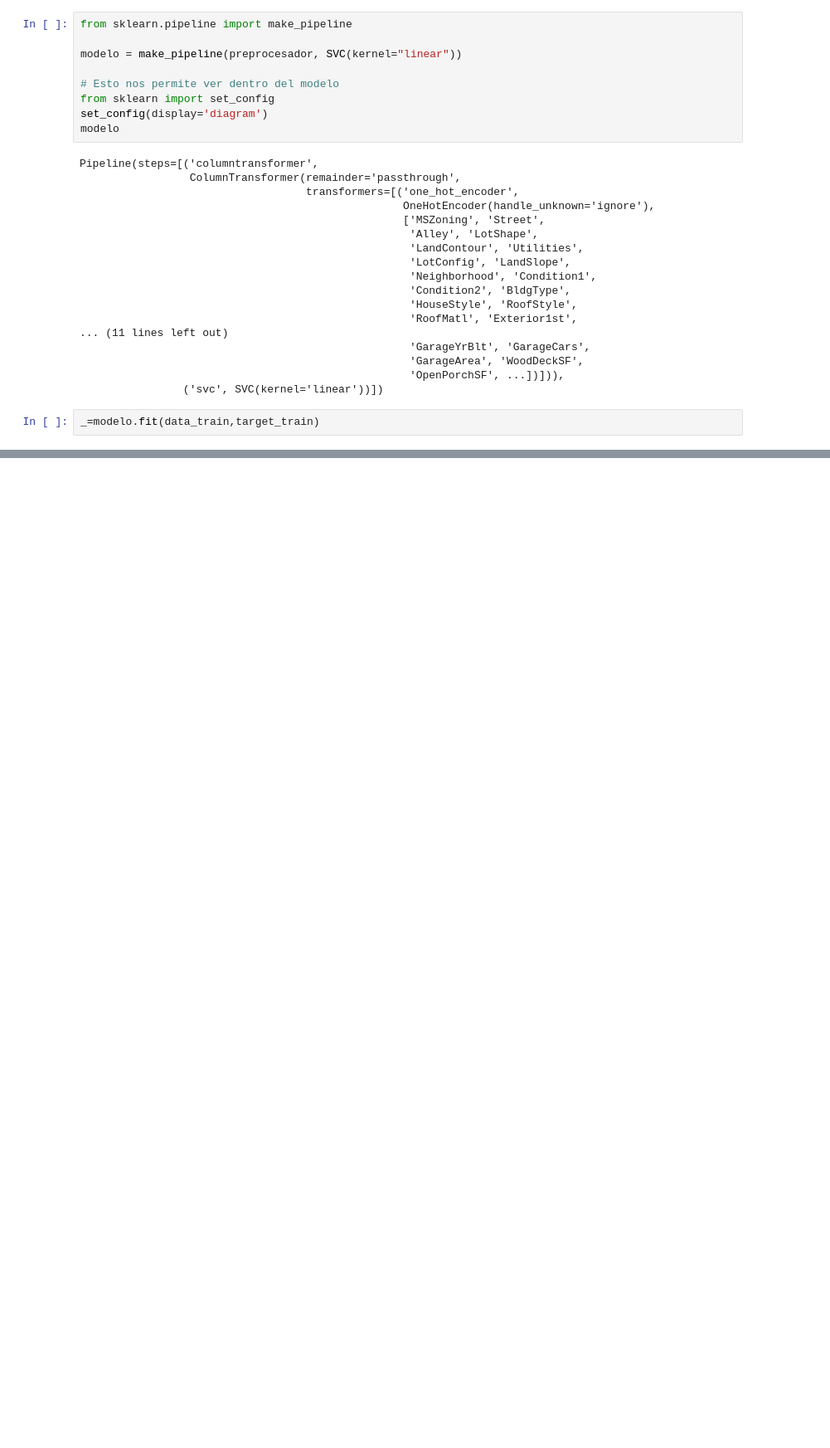
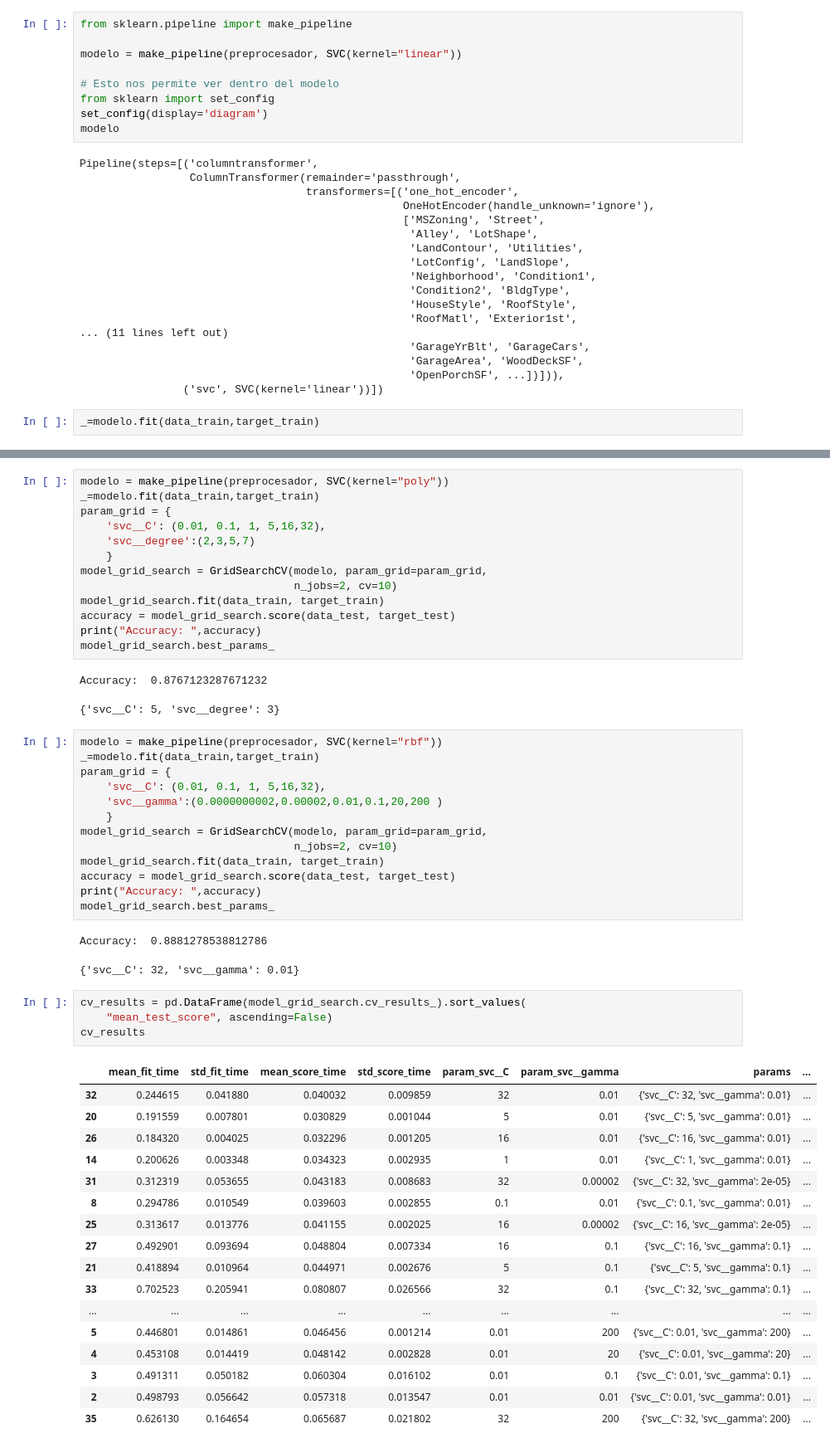
Before and after one commit to estebandonis/HT7-MineriadeDatos, a Jupyter notebook: hoja7.ipynb, the cells around one changed output, grey strips where cells are left out. Shown: that part at 83% size. Drawn from its saved outputs; the diff is of its cells as text; blank space fills up the shorter version.

```diff
--- a/hoja7.ipynb
+++ b/hoja7.ipynb
@@ -156,0 +164,54 @@ Recall:  0.9018264840182648
+# %%
+modelo = make_pipeline(preprocesador, SVC(kernel="poly"))
+_=modelo.fit(data_train,target_train)
+param_grid = {
+    'svc__C': (0.01, 0.1, 1, 5,16,32),
+    'svc__degree':(2,3,5,7)
+    }
+model_grid_search = GridSearchCV(modelo, param_grid=param_grid,
+                                 n_jobs=2, cv=10)
+model_grid_search.fit(data_train, target_train)
+accuracy = model_grid_search.score(data_test, target_test)
+print("Accuracy: ",accuracy)
+model_grid_search.best_params_
+# %% [output]
+Accuracy:  0.8767123287671232
+{'svc__C': 5, 'svc__degree': 3}
+# %%
+modelo = make_pipeline(preprocesador, SVC(kernel="rbf"))
+_=modelo.fit(data_train,target_train)
+param_grid = {
+    'svc__C': (0.01, 0.1, 1, 5,16,32),
+    'svc__gamma':(0.0000000002,0.00002,0.01,0.1,20,200 )
+    }
+model_grid_search = GridSearchCV(modelo, param_grid=param_grid,
+                                 n_jobs=2, cv=10)
+model_grid_search.fit(data_train, target_train)
+accuracy = model_grid_search.score(data_test, target_test)
+print("Accuracy: ",accuracy)
+model_grid_search.best_params_
+# %% [output]
+Accuracy:  0.8881278538812786
+{'svc__C': 32, 'svc__gamma': 0.01}
+# %%
+cv_results = pd.DataFrame(model_grid_search.cv_results_).sort_values(
+    "mean_test_score", ascending=False)
+cv_results
+# %% [output]
+|  | mean_fit_time | std_fit_time | mean_score_time | std_score_time | param_svc__C | param_svc__gamma | params | ... |
+| 32 | 0.244615 | 0.041880 | 0.040032 | 0.009859 | 32 | 0.01 | {'svc__C': 32, 'svc__gamma': 0.01} | ... |
+| 20 | 0.191559 | 0.007801 | 0.030829 | 0.001044 | 5 | 0.01 | {'svc__C': 5, 'svc__gamma': 0.01} | ... |
+| 26 | 0.184320 | 0.004025 | 0.032296 | 0.001205 | 16 | 0.01 | {'svc__C': 16, 'svc__gamma': 0.01} | ... |
+| 14 | 0.200626 | 0.003348 | 0.034323 | 0.002935 | 1 | 0.01 | {'svc__C': 1, 'svc__gamma': 0.01} | ... |
+| 31 | 0.312319 | 0.053655 | 0.043183 | 0.008683 | 32 | 0.00002 | {'svc__C': 32, 'svc__gamma': 2e-05} | ... |
+| 8 | 0.294786 | 0.010549 | 0.039603 | 0.002855 | 0.1 | 0.01 | {'svc__C': 0.1, 'svc__gamma': 0.01} | ... |
+| 25 | 0.313617 | 0.013776 | 0.041155 | 0.002025 | 16 | 0.00002 | {'svc__C': 16, 'svc__gamma': 2e-05} | ... |
+| 27 | 0.492901 | 0.093694 | 0.048804 | 0.007334 | 16 | 0.1 | {'svc__C': 16, 'svc__gamma': 0.1} | ... |
+| 21 | 0.418894 | 0.010964 | 0.044971 | 0.002676 | 5 | 0.1 | {'svc__C': 5, 'svc__gamma': 0.1} | ... |
+| 33 | 0.702523 | 0.205941 | 0.080807 | 0.026566 | 32 | 0.1 | {'svc__C': 32, 'svc__gamma': 0.1} | ... |
+| ... | ... | ... | ... | ... | ... | ... | ... | ... |
+| 5 | 0.446801 | 0.014861 | 0.046456 | 0.001214 | 0.01 | 200 | {'svc__C': 0.01, 'svc__gamma': 200} | ... |
+| 4 | 0.453108 | 0.014419 | 0.048142 | 0.002828 | 0.01 | 20 | {'svc__C': 0.01, 'svc__gamma': 20} | ... |
+| 3 | 0.491311 | 0.050182 | 0.060304 | 0.016102 | 0.01 | 0.1 | {'svc__C': 0.01, 'svc__gamma': 0.1} | ... |
+| 2 | 0.498793 | 0.056642 | 0.057318 | 0.013547 | 0.01 | 0.01 | {'svc__C': 0.01, 'svc__gamma': 0.01} | ... |
+| 35 | 0.626130 | 0.164654 | 0.065687 | 0.021802 | 32 | 200 | {'svc__C': 32, 'svc__gamma': 200} | ... |
```
Also changed, not shown: parts of 5 cells of this notebook.
